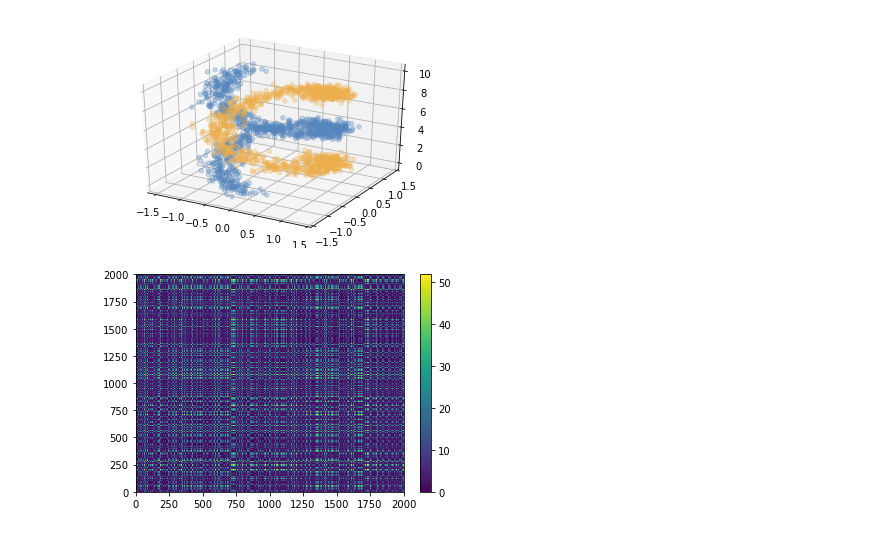
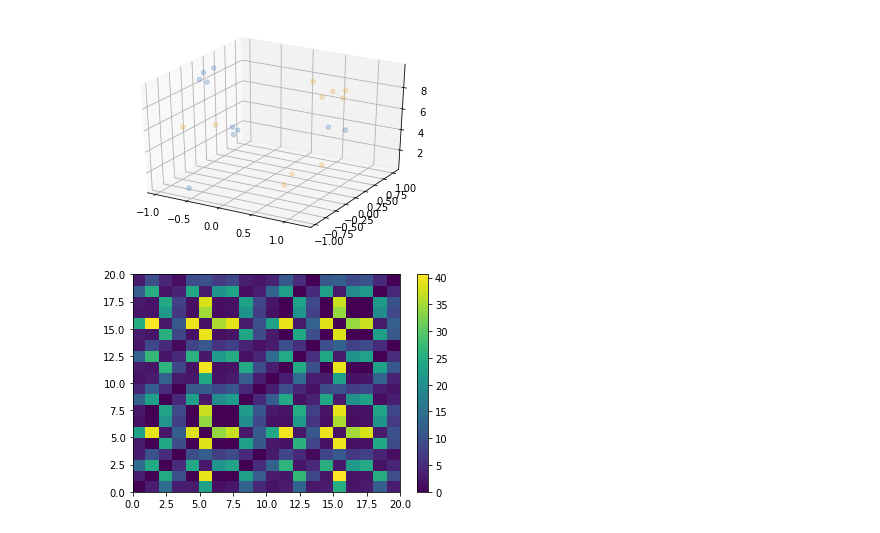
Before and after one commit to hopeliu20160622/dknn_geod, a Jupyter notebook: src/toy_example.ipynb, the cells around one changed output. Saved outputs shown, nothing was run; the diff lists cells and outputs as text; code cells hidden in the pictures.

```diff
--- a/src/toy_example.ipynb
+++ b/src/toy_example.ipynb
@@ -9,30 +9,30 @@ from utils_visualization import plot_kernel
 # %%
 ax = plt.axes(projection='3d')
 
 height = 10
 noise = 0.15
 x_width = 1
 y_width = 1
-sample = 1000
+sample = 10
 curls = 1.2
 
 # Data for a three-dimensional line
 #zline = np.linspace(0, height, 1000)
 #xline = x_width*np.sin(zline/enrosques)
 #yline = y_width*np.cos(zline/enrosques)
 #ax.plot3D(xline, yline, zline, 'gray')
 
 # Data for three-dimensional scattered points
 zdata = height * np.random.random(sample)
 xdata = x_width*np.sin(zdata/curls) + noise * np.random.randn(sample)
 ydata = y_width*np.cos(zdata/curls) + noise * np.random.randn(sample)
 ax.scatter3D(xdata, ydata, zdata, color='#edaf4c', alpha=0.3);
 
 xdata2 = x_width*np.sin(zdata/curls+3.14) + noise * np.random.randn(sample)
 ydata2 = y_width*np.cos(zdata/curls+3.14) + noise * np.random.randn(sample)
 ax.scatter3D(xdata2, ydata2, zdata, color='#5586bd', alpha=0.3);
 # %% [output]
-[figure, old version]
+[figure, new version]
 # %%
 features1 = np.column_stack((xdata, ydata, zdata))
 features2 = np.column_stack((xdata2, ydata2, zdata))
@@ -41,7 +41,7 @@ features = np.concatenate([features1,features2])
 euclidean_matrix = euclidean_kernel(features)
 plot_kernel(euclidean_matrix)
 # %% [output]
-[figure, old version]
+[figure, new version]
 # %%
 geodesic_euclidean_matrix = hard_geodesics_euclidean_kernel(features, 100)
 plot_kernel(geodesic_euclidean_matrix)
```
Also changed, not shown: parts of 7 cells of this notebook, 6 other files.
